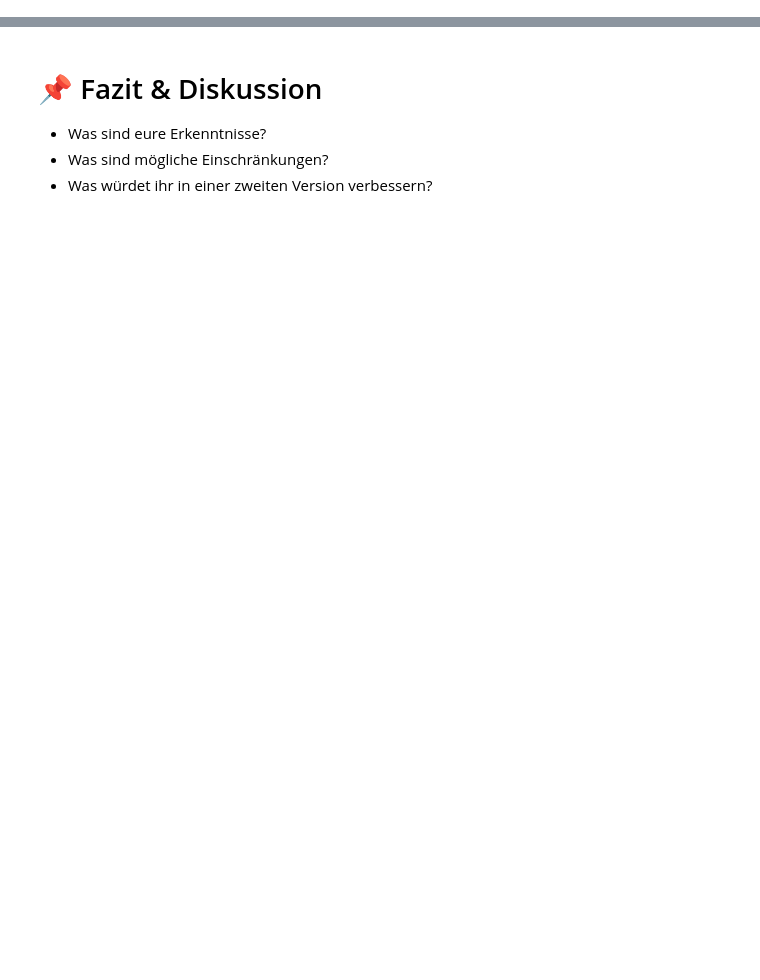
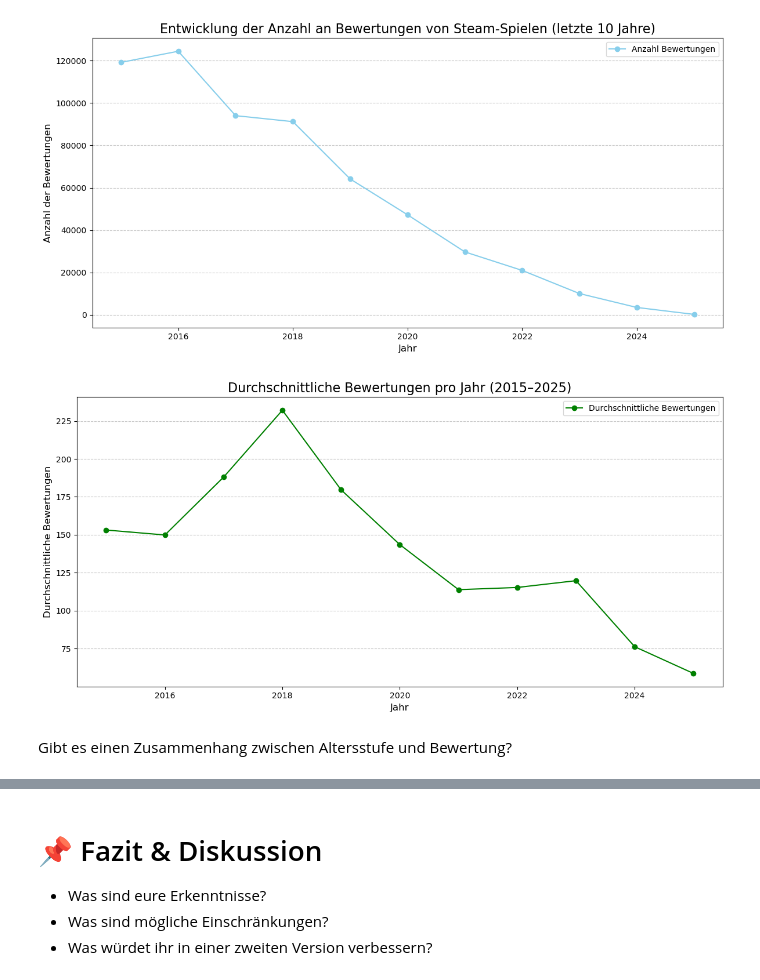
Before and after one commit to Nyma98/steamapp, a Jupyter notebook: Steam-Games_JupyerNotebook.ipynb, the cells around one changed output, grey strips where cells are left out. Drawn from its saved outputs; the diff is of its cells as text; code cells hidden in the pictures; blank space fills up the shorter version.

```diff
--- a/Steam-Games_JupyerNotebook.ipynb
+++ b/Steam-Games_JupyerNotebook.ipynb
@@ -41,0 +375,59 @@ df.head()
+# %%
+import pandas as pd
+import matplotlib.pyplot as plt
+
+# CSV-Datei laden
+csv_path = 'WP3-Output/wp3_steam_ratings_20250509_224311.csv'  # Pfad zur CSV-Datei
+df = pd.read_csv(csv_path)
+
+# Veröffentlichungsjahr extrahieren
+df['year'] = pd.to_datetime(df['released']).dt.year
+
+# Anzahl der Bewertungen pro Jahr summieren
+ratings_per_year = df.groupby('year')['ratings_count'].sum().reset_index()
+
+# Liniendiagramm erstellen
+plt.figure(figsize=(12, 6))
+plt.plot(ratings_per_year['year'], ratings_per_year['ratings_count'], marker='o', color='skyblue', label='Anzahl Bewertungen')
+
+# Plot-Details
+plt.title('Entwicklung der Anzahl an Bewertungen von Steam-Spielen (letzte 10 Jahre)', fontsize=16)
+plt.xlabel('Jahr', fontsize=12)
+plt.ylabel('Anzahl der Bewertungen', fontsize=12)
+plt.grid(axis='y', linestyle='--', alpha=0.7)
+plt.legend()
+plt.tight_layout()
+
+# Plot anzeigen
+plt.show()
+# Veröffentlichungsjahr extrahieren
+df['released'] = pd.to_datetime(df['released'], errors='coerce')  # Konvertiere in Datumsformat
+df['year'] = df['released'].dt.year  # Extrahiere das Jahr
+
+# Daten filtern: Nur die Jahre 2015–2025
+filtered_df = df[(df['year'] >= 2015) & (df['year'] <= 2025)]
+
+# Durchschnitt der Bewertungen pro Jahr berechnen
+average_ratings_per_year = (
+    filtered_df.groupby('year')['ratings_count'].mean().reset_index()
+)
+
+# Liniendiagramm erstellen
+plt.figure(figsize=(12, 6))
+plt.plot(average_ratings_per_year['year'], average_ratings_per_year['ratings_count'], marker='o', color='green', label='Durchschnittliche Bewertungen')
+
+# Plot-Details
+plt.title('Durchschnittliche Bewertungen pro Jahr (2015–2025)', fontsize=16)
+plt.xlabel('Jahr', fontsize=12)
+plt.ylabel('Durchschnittliche Bewertungen', fontsize=12)
+plt.grid(axis='y', linestyle='--', alpha=0.7)
+plt.legend()
+plt.tight_layout()
+
+# Plot anzeigen
+plt.show()
+# %% [output]
+[figure, added]
+[figure, added]
+# %% [markdown]
+Gibt es einen Zusammenhang zwischen Altersstufe und Bewertung?
```
Also changed, not shown: parts of 14 cells of this notebook.
